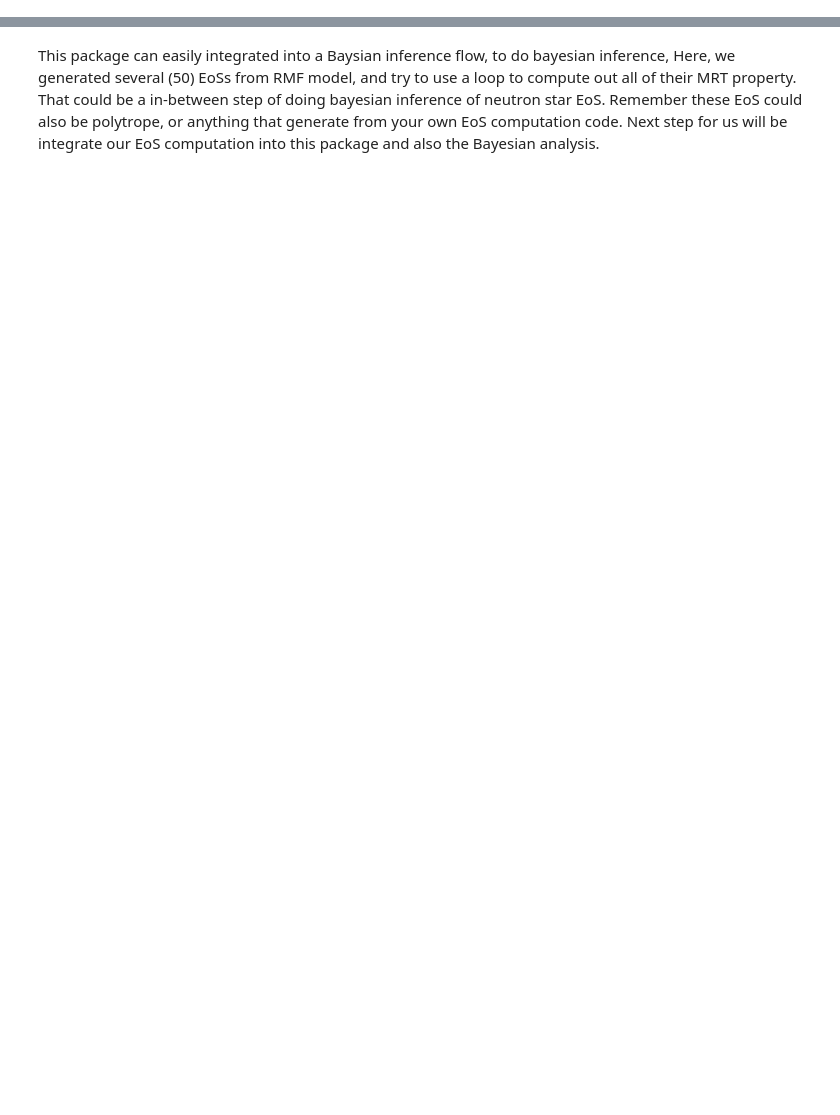
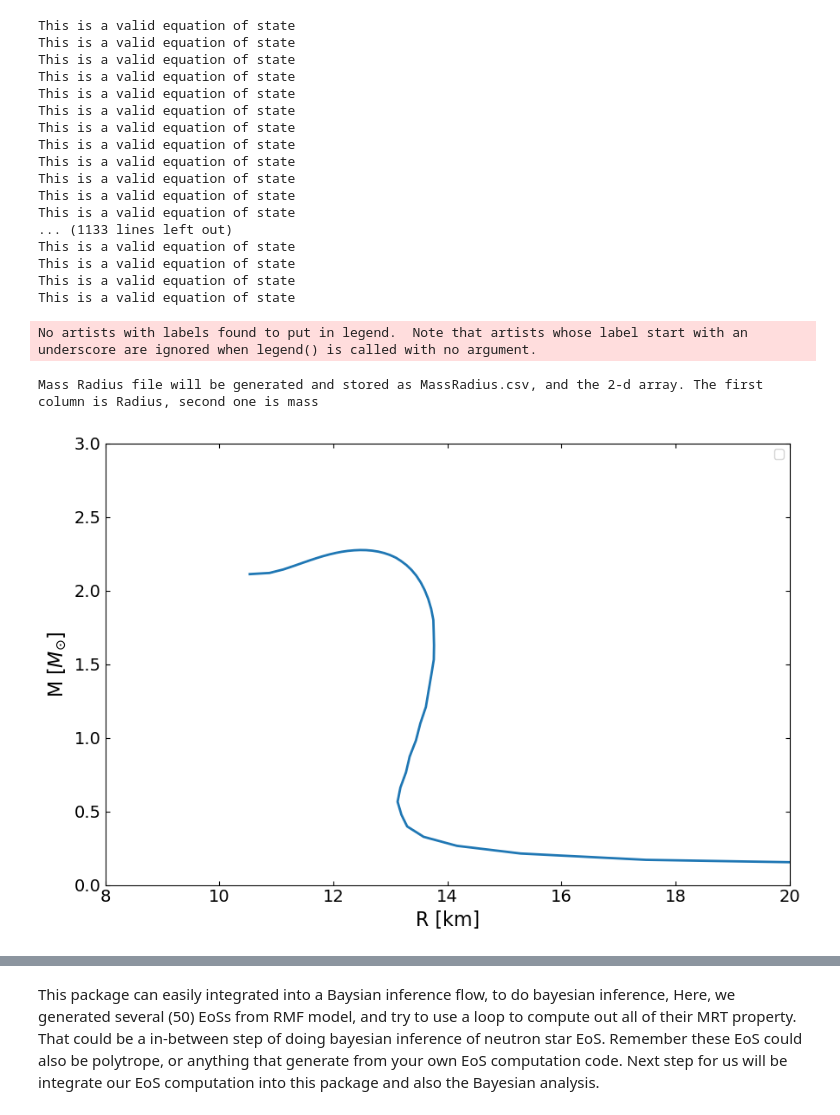
Before and after one commit to ChunHuangPhy/CompactOject, a Jupyter notebook: Test Case/test_script.ipynb, the cells around one changed output, grey strips where cells are left out. Saved outputs shown, nothing was run; the diff lists cells and outputs as text; code cells hidden in the pictures; blank space fills up the shorter version.

```diff
--- a/Test Case/test_script.ipynb
+++ b/Test Case/test_script.ipynb
@@ -1,27 +1,48 @@
 # %%
 import TOVsolver.main as main
 import TOVsolver.EoS_import as EoS_import
 from matplotlib import pyplot
 import matplotlib.pyplot as plt
 import TOVsolver.constant
 from itertools import repeat
 import numpy
 # Main has two functions
 #   Output.MRT() returns the mass, radius, tidal
 #   OutputC_s() returns the speed of sound
 # Using the main functions with either arrays of density and pressure or a .csv with density and pressure columns
 #   Function argument is either (filename = ) OR (density = , pressure = )
 #   Example: main.OutputMR(filename = 'file.csv') OR main.OutputMR(density = array1, pressure = array2)
-MRT = main.OutputMRT("Test_EOS.csv")
+MRT = main.OutputMRT("Test_EOS.csv").T
 # Plot the Mass-Radius curve
 fig, ax = plt.subplots(1,1, figsize=(9,6))
 ax.plot(MRT[0], MRT[1],lw=2)
 ax.set_ylabel(r'M [$M_{\odot}$]', fontsize=16)
 ax.set_xlabel('R [km]', fontsize=16)
 ax.set_xlim(8., 20.)
 ax.set_ylim(0,3)
 ax.legend()
 ax.tick_params(top=1,right=1, which='both', direction='in', labelsize=14)
 ax.tick_params(top=1,right=1, which='both', direction='in', labelsize=14)
 fig.tight_layout()
 plt.show()
+# %% [output]
+This is a valid equation of state
+This is a valid equation of state
+This is a valid equation of state
+This is a valid equation of state
+This is a valid equation of state
+This is a valid equation of state
+This is a valid equation of state
+This is a valid equation of state
+This is a valid equation of state
+This is a valid equation of state
+This is a valid equation of state
+This is a valid equation of state
+... (1133 lines left out)
+This is a valid equation of state
+This is a valid equation of state
+This is a valid equation of state
+This is a valid equation of state
+No artists with labels found to put in legend.  Note that artists whose label start with an underscore are ignored when legend() is called with no argument.
+Mass Radius file will be generated and stored as MassRadius.csv, and the 2-d array. The first column is Radius, second one is mass
+[figure, added]
```
Also changed, not shown: parts of 7 cells of this notebook.
